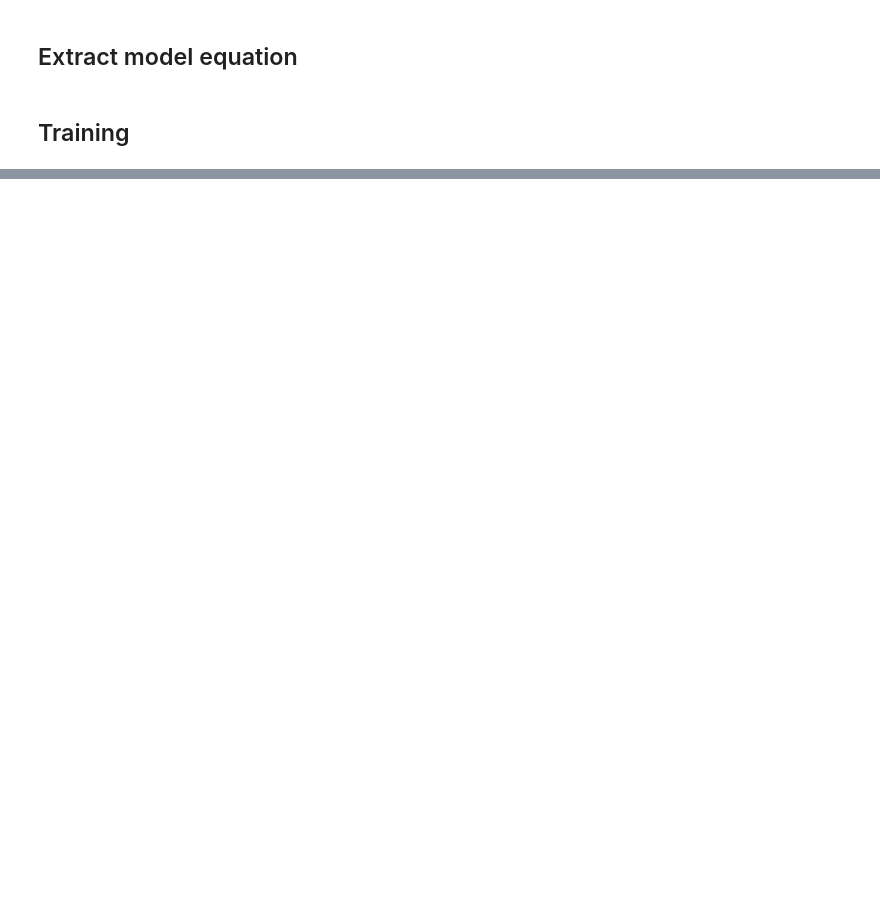
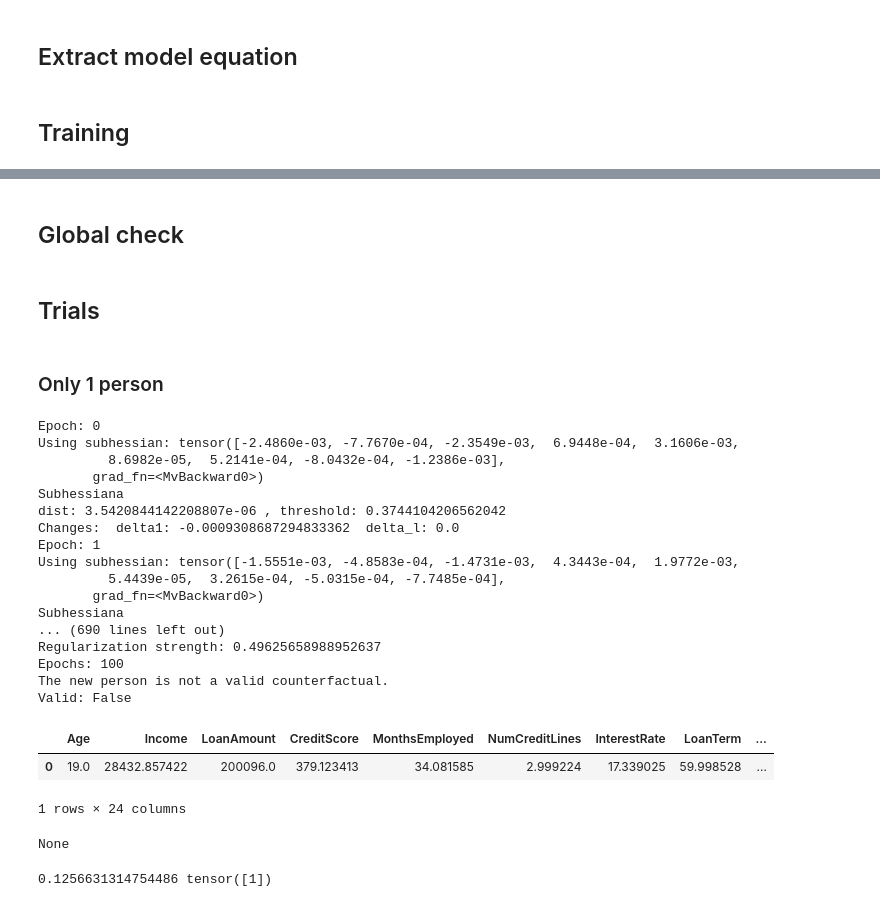
Before and after one commit to javiprietod/TFG, a Jupyter notebook: counter_grad.ipynb, the cells around one changed output, grey strips where cells are left out. Saved outputs shown, nothing was run; the diff lists cells and outputs as text; code cells hidden in the pictures; blank space fills up the shorter version.

```diff
--- a/counter_grad.ipynb
+++ b/counter_grad.ipynb
@@ -443,21 +197,0 @@ def newton_op(
-# %%
-import src.counterfactual
-
-importlib.reload(src.counterfactual)
-from src.counterfactual import newton_op, minimality_check
-# temp = [False] * len(metadata.cols_for_mask)
-# temp[8] = True
-# w = torch.tensor(temp, dtype=torch.int).to(device)
-# p = torch.tensor([4.6000e+01, 8.4208e+04, 1.2919e+05, 4.5100e+02, 2.6000e+01, 3.0000e+00,
-#         2.1170e+01, 2.4000e+01, 3.1000e-01, 1.0000e+00, 0.0000e+00, 0.0000e+00,
-#         1.0000e+00, 0.0000e+00, 0.0000e+00, 0.0000e+00, 0.0000e+00, 0.0000e+00,
-#         0.0000e+00, 0.0000e+00, 0.0000e+00, 0.0000e+00, 1.0000e+00, 1.0000e+00],
-#        dtype=torch.float32)
-# p = scale_instance(p, metadata)
-person = inputs_useful[2]
-p_new, state_p = newton_op(model, person, metadata, weights, 0.1, reg_int=True, reg_vars=False, reg_clamp=True, print_=True)
-# p_new, state_p, _ = newton_op(model, person, weights, 0.1, reg_int=False, reg_vars=False, print_=True)
-print("Output inbounds:", (torch.clamp(p_new, metadata.min_values, metadata.max_values) == p_new).all())
-sorted_points = minimality_check(person, p_new, weights, state_p, model, False, 1)
-print((len(sorted_points)==0))
-sorted_points
@@ -483,0 +343,2 @@ True
+# %% [markdown]
+## Global check
@@ -483,0 +385,49 @@ True
+# %% [markdown]
+## Trials
+# %% [markdown]
+### Only 1 person
+# %%
+import src.counterfactual
+
+importlib.reload(src.counterfactual)
+from src.counterfactual import newton_op
+
+reg_int=False
+reg_clamp=True
+
+metadata.threshold = 0.5 + 1e-5
+person = inputs_useful[48]
+p_new, state_p = newton_op(model, person, metadata, weights, 0.2, reg_int=reg_int, reg_clamp=reg_clamp, print_=True)
+check = Checks(model, metadata, reg_int=reg_int, reg_clamp=reg_clamp)
+valid = check(person, p_new, weights)
+print("Valid:", valid)
+display(pd.DataFrame([unscale_instance(p_new, metadata).detach().numpy()], columns=metadata.columns))
+display(check.sorted_points)
+print(model(p_new.unsqueeze(0))[0][0].item(), model(p_new.unsqueeze(0)).argmax(dim=1))
+if check.sorted_points is not None:
+    minimal = torch.tensor(check.sorted_points.iloc[0, :-2].values).float()
+    print(distance(person, p_new, weights).item(), distance(person, minimal, weights).item())
+    display(pd.DataFrame(unscale_batch(torch.tensor(check.sorted_points.to_numpy()[:, :-2]).float(), metadata), columns=metadata.columns))
+# %% [output]
+Epoch: 0
+Using subhessian: tensor([-2.4860e-03, -7.7670e-04, -2.3549e-03,  6.9448e-04,  3.1606e-03,
+         8.6982e-05,  5.2141e-04, -8.0432e-04, -1.2386e-03],
+       grad_fn=<MvBackward0>)
+Subhessiana
+dist: 3.5420844142208807e-06 , threshold: 0.3744104206562042
+Changes:  delta1: -0.0009308687294833362  delta_l: 0.0
+Epoch: 1
+Using subhessian: tensor([-1.5551e-03, -4.8583e-04, -1.4731e-03,  4.3443e-04,  1.9772e-03,
+         5.4439e-05,  3.2615e-04, -5.0315e-04, -7.7485e-04],
+       grad_fn=<MvBackward0>)
+Subhessiana
+... (690 lines left out)
+Regularization strength: 0.49625658988952637
+Epochs: 100
+The new person is not a valid counterfactual.
+Valid: False
+|  | Age | Income | LoanAmount | CreditScore | MonthsEmployed | NumCreditLines | InterestRate | LoanTerm | ... |
+| 0 | 19.0 | 28432.857422 | 200096.0 | 379.123413 | 34.081585 | 2.999224 | 17.339025 | 59.998528 | ... |
+1 rows × 24 columns
+None
+0.1256631314754486 tensor([1])
```
Also changed, not shown: parts of 25 cells of this notebook, 6 other files.
